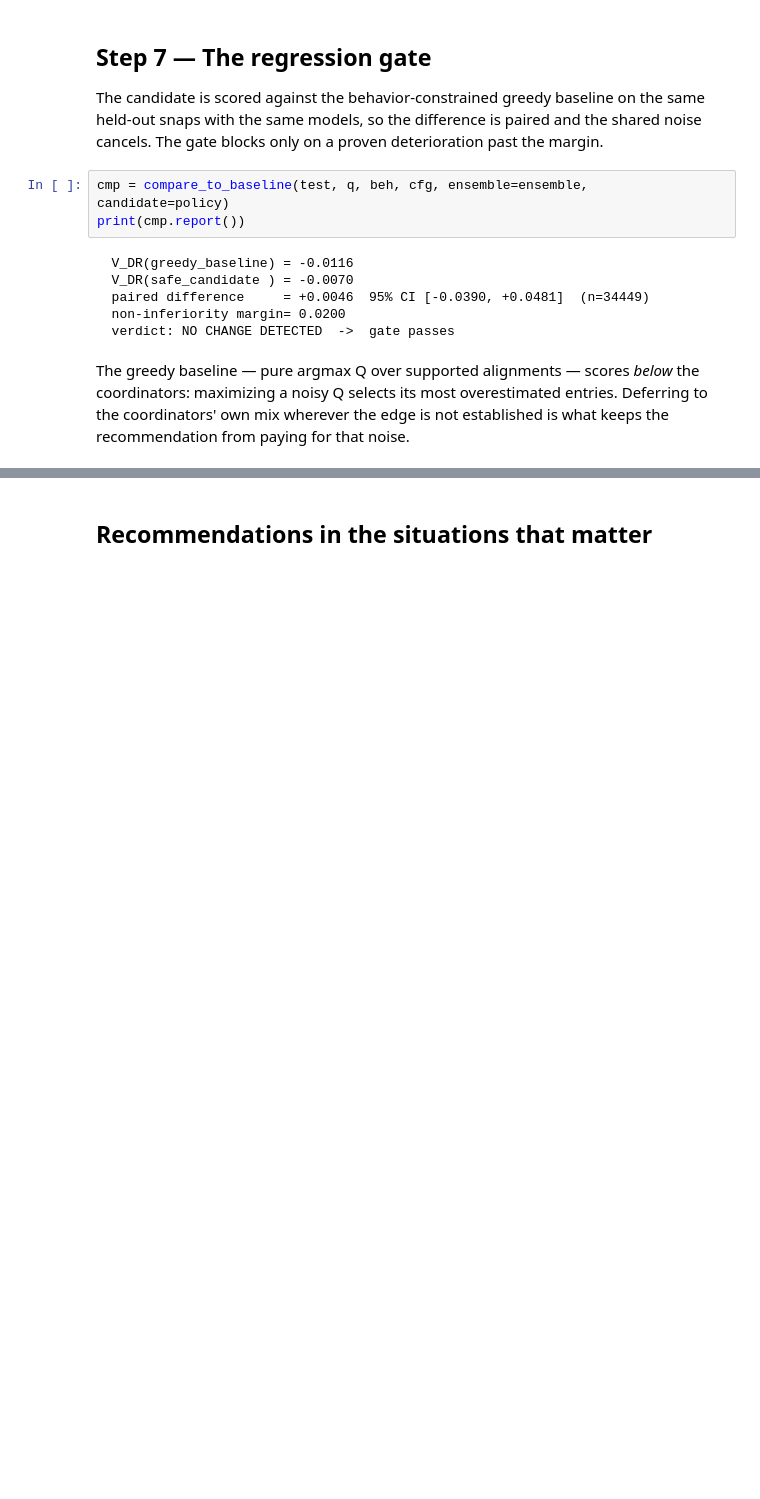
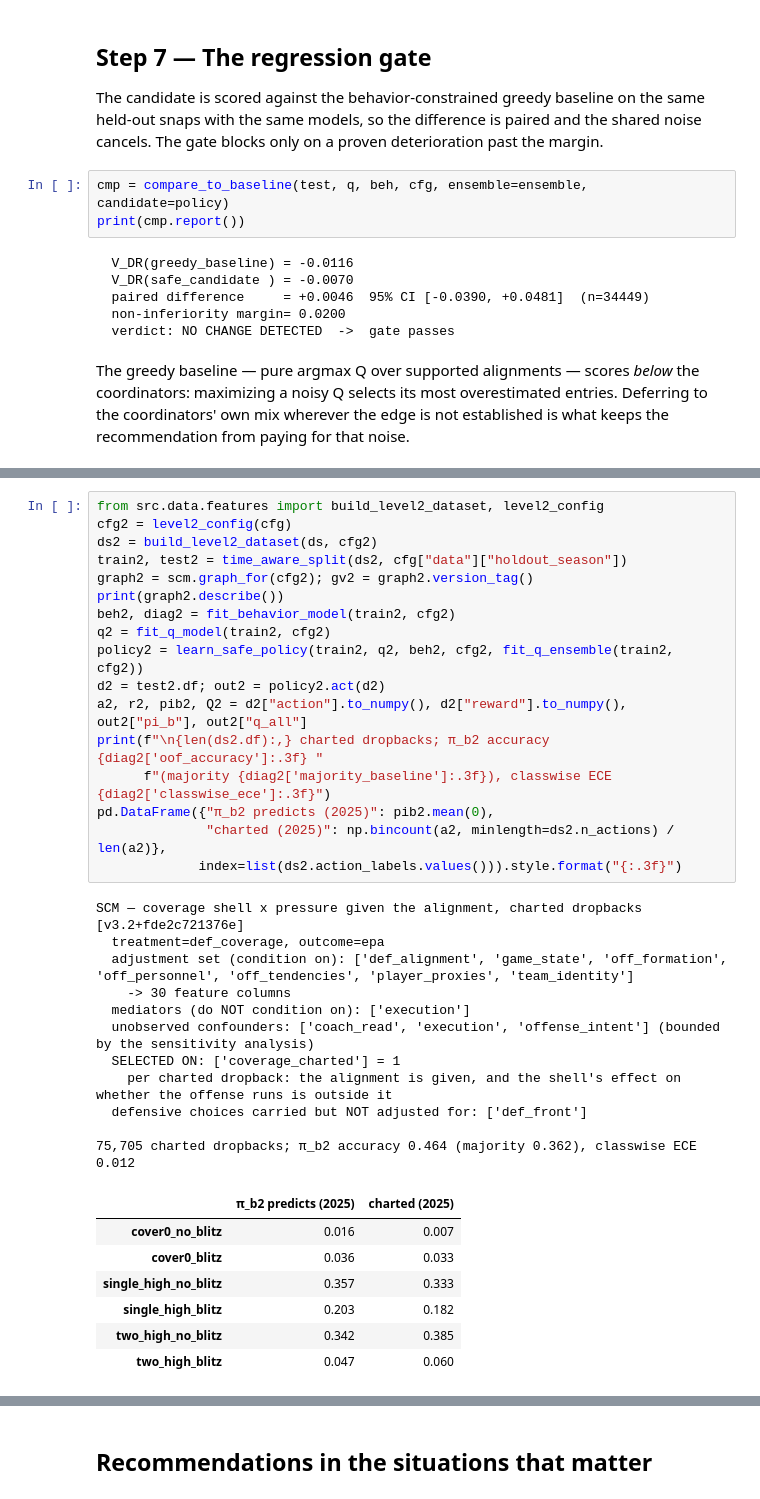
Before and after one commit to pendsec/nfl-playcalling, a Jupyter notebook: notebooks/v3_pipeline_walkthrough.ipynb, the cells around one changed output, grey strips where cells are left out. Cells and saved outputs as stored; diff of their text form; blank space fills up the shorter version.

```diff
--- a/notebooks/v3_pipeline_walkthrough.ipynb
+++ b/notebooks/v3_pipeline_walkthrough.ipynb
@@ -468,0 +517,36 @@ noise.
+# %%
+from src.data.features import build_level2_dataset, level2_config
+cfg2 = level2_config(cfg)
+ds2 = build_level2_dataset(ds, cfg2)
+train2, test2 = time_aware_split(ds2, cfg["data"]["holdout_season"])
+graph2 = scm.graph_for(cfg2); gv2 = graph2.version_tag()
+print(graph2.describe())
+beh2, diag2 = fit_behavior_model(train2, cfg2)
+q2 = fit_q_model(train2, cfg2)
+policy2 = learn_safe_policy(train2, q2, beh2, cfg2, fit_q_ensemble(train2, cfg2))
+d2 = test2.df; out2 = policy2.act(d2)
+a2, r2, pib2, Q2 = d2["action"].to_numpy(), d2["reward"].to_numpy(), out2["pi_b"], out2["q_all"]
+print(f"\n{len(ds2.df):,} charted dropbacks; π_b2 accuracy {diag2['oof_accuracy']:.3f} "
+      f"(majority {diag2['majority_baseline']:.3f}), classwise ECE {diag2['classwise_ece']:.3f}")
+pd.DataFrame({"π_b2 predicts (2025)": pib2.mean(0),
+              "charted (2025)": np.bincount(a2, minlength=ds2.n_actions) / len(a2)},
+             index=list(ds2.action_labels.values())).style.format("{:.3f}")
+# %% [output]
+SCM — coverage shell x pressure given the alignment, charted dropbacks [v3.2+fde2c721376e]
+  treatment=def_coverage, outcome=epa
+  adjustment set (condition on): ['def_alignment', 'game_state', 'off_formation', 'off_personnel', 'off_tendencies', 'player_proxies', 'team_identity']
+    -> 30 feature columns
+  mediators (do NOT condition on): ['execution']
+  unobserved confounders: ['coach_read', 'execution', 'offense_intent'] (bounded by the sensitivity analysis)
+  SELECTED ON: ['coverage_charted'] = 1
+    per charted dropback: the alignment is given, and the shell's effect on whether the offense runs is outside it
+  defensive choices carried but NOT adjusted for: ['def_front']
+
+75,705 charted dropbacks; π_b2 accuracy 0.464 (majority 0.362), classwise ECE 0.012
+|  | π_b2 predicts (2025) | charted (2025) |
+| cover0_no_blitz | 0.016 | 0.007 |
+| cover0_blitz | 0.036 | 0.033 |
+| single_high_no_blitz | 0.357 | 0.333 |
+| single_high_blitz | 0.203 | 0.182 |
+| two_high_no_blitz | 0.342 | 0.385 |
+| two_high_blitz | 0.047 | 0.060 |
```
Also changed, not shown: parts of 14 cells of this notebook, 14 other files.
